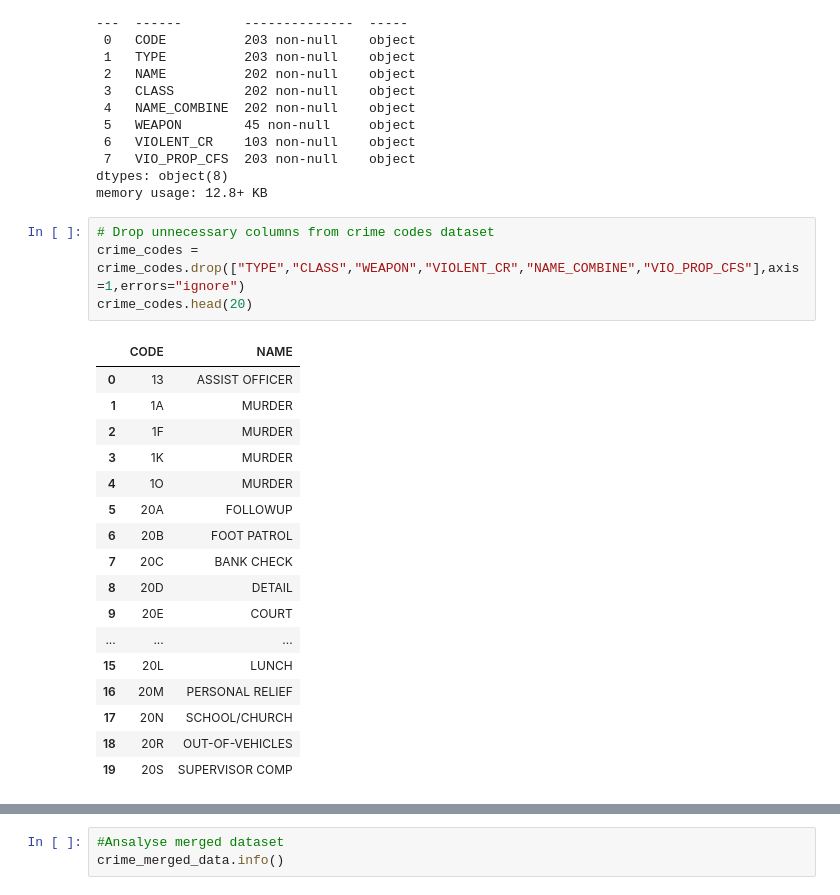
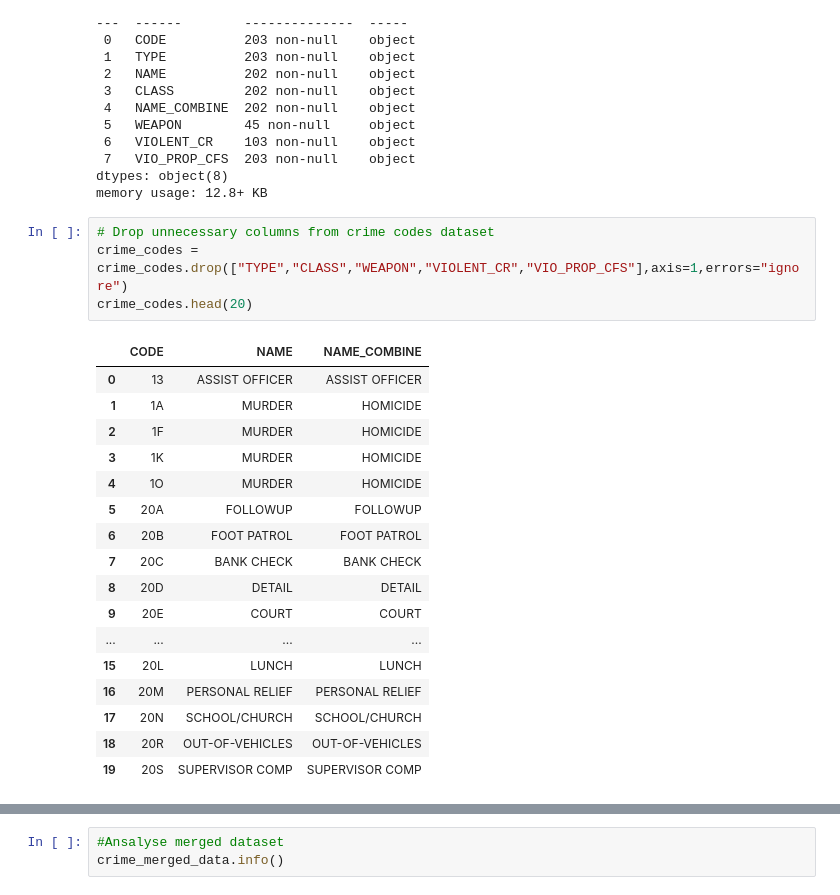
Before and after one commit to fNatal/CSACP-Project, a Jupyter notebook: CrimeType_and_Time_Predictor.ipynb, the cells around one changed output, grey strips where cells are left out. Drawn from its saved outputs; the diff is of its cells as text.

```diff
--- a/CrimeType_and_Time_Predictor.ipynb
+++ b/CrimeType_and_Time_Predictor.ipynb
@@ -81,26 +81,26 @@ dtypes: object(8)
 memory usage: 12.8+ KB
 # %%
 # Drop unnecessary columns from crime codes dataset
-crime_codes = crime_codes.drop(["TYPE","CLASS","WEAPON","VIOLENT_CR","NAME_COMBINE","VIO_PROP_CFS"],axis=1,errors="ignore")
+crime_codes = crime_codes.drop(["TYPE","CLASS","WEAPON","VIOLENT_CR","VIO_PROP_CFS"],axis=1,errors="ignore")
 crime_codes.head(20)
 # %% [output]
-|  | CODE | NAME |
-| 0 | 13 | ASSIST OFFICER |
-| 1 | 1A | MURDER |
-| 2 | 1F | MURDER |
-| 3 | 1K | MURDER |
-| 4 | 1O | MURDER |
-| 5 | 20A | FOLLOWUP |
-| 6 | 20B | FOOT PATROL |
-| 7 | 20C | BANK CHECK |
-| 8 | 20D | DETAIL |
-| 9 | 20E | COURT |
-| ... | ... | ... |
-| 15 | 20L | LUNCH |
-| 16 | 20M | PERSONAL RELIEF |
-| 17 | 20N | SCHOOL/CHURCH |
-| 18 | 20R | OUT-OF-VEHICLES |
-| 19 | 20S | SUPERVISOR COMP |
+|  | CODE | NAME | NAME_COMBINE |
+| 0 | 13 | ASSIST OFFICER | ASSIST OFFICER |
+| 1 | 1A | MURDER | HOMICIDE |
+| 2 | 1F | MURDER | HOMICIDE |
+| 3 | 1K | MURDER | HOMICIDE |
+| 4 | 1O | MURDER | HOMICIDE |
+| 5 | 20A | FOLLOWUP | FOLLOWUP |
+| 6 | 20B | FOOT PATROL | FOOT PATROL |
+| 7 | 20C | BANK CHECK | BANK CHECK |
+| 8 | 20D | DETAIL | DETAIL |
+| 9 | 20E | COURT | COURT |
+| ... | ... | ... | ... |
+| 15 | 20L | LUNCH | LUNCH |
+| 16 | 20M | PERSONAL RELIEF | PERSONAL RELIEF |
+| 17 | 20N | SCHOOL/CHURCH | SCHOOL/CHURCH |
+| 18 | 20R | OUT-OF-VEHICLES | OUT-OF-VEHICLES |
+| 19 | 20S | SUPERVISOR COMP | SUPERVISOR COMP |
 # %%
 #Renaming column names
 crime_codes = crime_codes.rename(columns={"CODE": "CrimeCode", "NAME": "CrimeName"})
```
Also changed, not shown: parts of 33 cells of this notebook.
